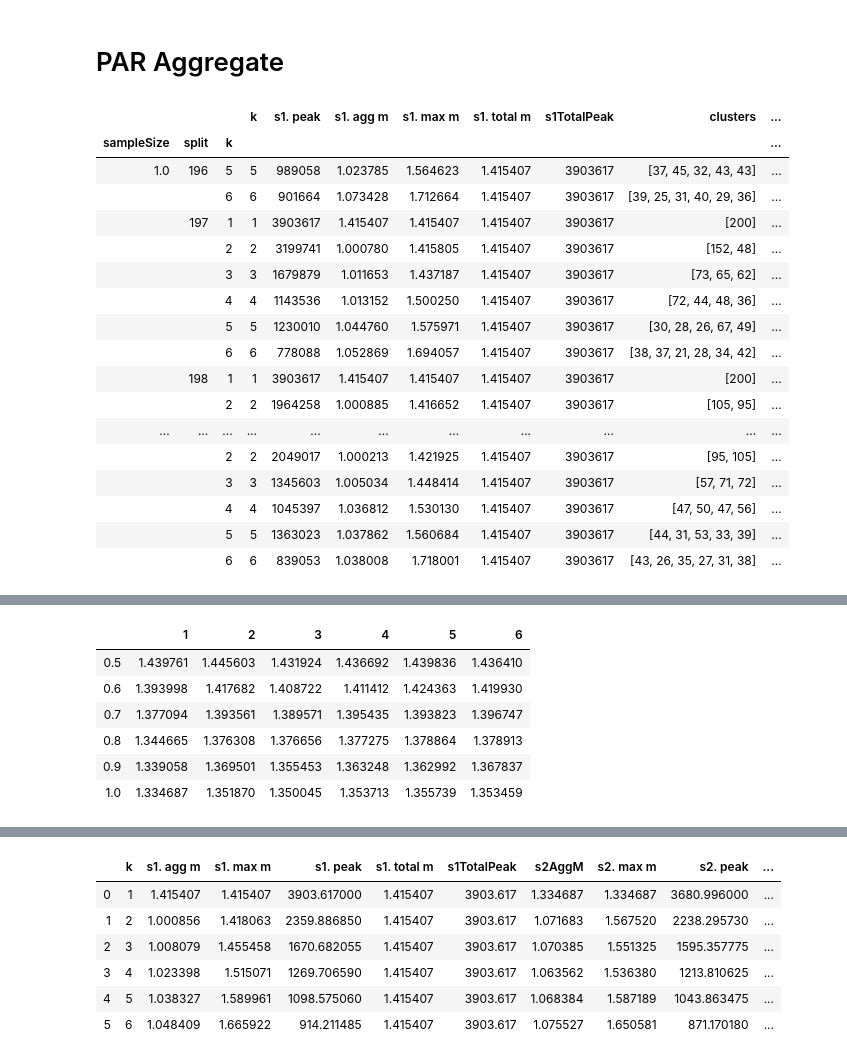
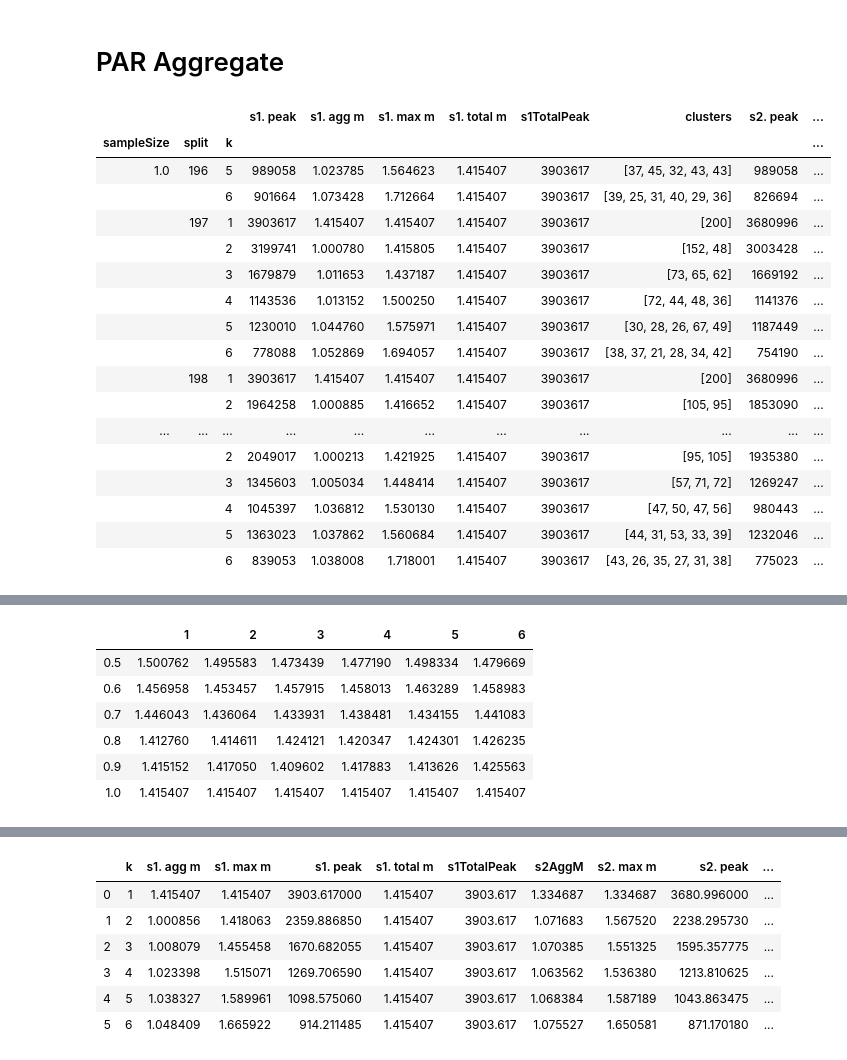
Before and after one commit to vicaba/siot-eclustering-viz, a Jupyter notebook: siot-clustering2.ipynb, the cells around one changed output, grey strips where cells are left out. Cells and saved outputs as stored; diff of their text form; code cells hidden in the pictures.

```diff
--- a/siot-clustering2.ipynb
+++ b/siot-clustering2.ipynb
@@ -160,33 +160,34 @@ summaryBatch_global = pd.read_json("./files/scheduler_tests/complete_v3.0/merged
 # %%
 exp1_treated = crossfold_as_df(exp1_k, summaryBatch_global)
 k2 = 2
 query = f"k == {k2} and sampleSize == {exp1_sample_size_min}"
 exp1_treated.query(query)["s1. agg m"].mean()
 exp1_treated.query(query)["s1. max m"].mean()
 exp1_treated.query(query)["s1. peak"].std()
 exp1_treated.rename(columns={"s2. total m": "s2TotalM", "s2. agg m": "s2AggM", "s2. total peak": "s2TotalPeak", "s1. total peak": "s1TotalPeak"}, inplace=True)
+exp1_treated.drop("k",axis=1,inplace=True)
 exp1_treated[-20:]
 #exp1_treated.query("k == 6 and sampleSize == 1.0")["s2AggM"].mean()
 #exp1_statistics.rename(columns={"s2. total m": "s2TotalM", "s2. agg m": "s2AggM"}, inplace=True)
 # %% [output]
-|  |  |  | k | s1. peak | s1. agg m | s1. max m | s1. total m | s1TotalPeak | clusters | ... |
+|  |  |  | s1. peak | s1. agg m | s1. max m | s1. total m | s1TotalPeak | clusters | s2. peak | ... |
 | sampleSize | split | k |  |  |  |  |  |  |  | ... |
-| 1.0 | 196 | 5 | 5 | 989058 | 1.023785 | 1.564623 | 1.415407 | 3903617 | [37, 45, 32, 43, 43] | ... |
-|  |  | 6 | 6 | 901664 | 1.073428 | 1.712664 | 1.415407 | 3903617 | [39, 25, 31, 40, 29, 36] | ... |
-|  | 197 | 1 | 1 | 3903617 | 1.415407 | 1.415407 | 1.415407 | 3903617 | [200] | ... |
-|  |  | 2 | 2 | 3199741 | 1.000780 | 1.415805 | 1.415407 | 3903617 | [152, 48] | ... |
-|  |  | 3 | 3 | 1679879 | 1.011653 | 1.437187 | 1.415407 | 3903617 | [73, 65, 62] | ... |
-|  |  | 4 | 4 | 1143536 | 1.013152 | 1.500250 | 1.415407 | 3903617 | [72, 44, 48, 36] | ... |
-|  |  | 5 | 5 | 1230010 | 1.044760 | 1.575971 | 1.415407 | 3903617 | [30, 28, 26, 67, 49] | ... |
-|  |  | 6 | 6 | 778088 | 1.052869 | 1.694057 | 1.415407 | 3903617 | [38, 37, 21, 28, 34, 42] | ... |
-|  | 198 | 1 | 1 | 3903617 | 1.415407 | 1.415407 | 1.415407 | 3903617 | [200] | ... |
-|  |  | 2 | 2 | 1964258 | 1.000885 | 1.416652 | 1.415407 | 3903617 | [105, 95] | ... |
+| 1.0 | 196 | 5 | 989058 | 1.023785 | 1.564623 | 1.415407 | 3903617 | [37, 45, 32, 43, 43] | 989058 | ... |
+|  |  | 6 | 901664 | 1.073428 | 1.712664 | 1.415407 | 3903617 | [39, 25, 31, 40, 29, 36] | 826694 | ... |
+|  | 197 | 1 | 3903617 | 1.415407 | 1.415407 | 1.415407 | 3903617 | [200] | 3680996 | ... |
+|  |  | 2 | 3199741 | 1.000780 | 1.415805 | 1.415407 | 3903617 | [152, 48] | 3003428 | ... |
+|  |  | 3 | 1679879 | 1.011653 | 1.437187 | 1.415407 | 3903617 | [73, 65, 62] | 1669192 | ... |
+|  |  | 4 | 1143536 | 1.013152 | 1.500250 | 1.415407 | 3903617 | [72, 44, 48, 36] | 1141376 | ... |
+|  |  | 5 | 1230010 | 1.044760 | 1.575971 | 1.415407 | 3903617 | [30, 28, 26, 67, 49] | 1187449 | ... |
+|  |  | 6 | 778088 | 1.052869 | 1.694057 | 1.415407 | 3903617 | [38, 37, 21, 28, 34, 42] | 754190 | ... |
+|  | 198 | 1 | 3903617 | 1.415407 | 1.415407 | 1.415407 | 3903617 | [200] | 3680996 | ... |
+|  |  | 2 | 1964258 | 1.000885 | 1.416652 | 1.415407 | 3903617 | [105, 95] | 1853090 | ... |
 | ... | ... | ... | ... | ... | ... | ... | ... | ... | ... | ... |
-|  |  | 2 | 2 | 2049017 | 1.000213 | 1.421925 | 1.415407 | 3903617 | [95, 105] | ... |
-|  |  | 3 | 3 | 1345603 | 1.005034 | 1.448414 | 1.415407 | 3903617 | [57, 71, 72] | ... |
-|  |  | 4 | 4 | 1045397 | 1.036812 | 1.530130 | 1.415407 | 3903617 | [47, 50, 47, 56] | ... |
-|  |  | 5 | 5 | 1363023 | 1.037862 | 1.560684 | 1.415407 | 3903617 | [44, 31, 53, 33, 39] | ... |
-|  |  | 6 | 6 | 839053 | 1.038008 | 1.718001 | 1.415407 | 3903617 | [43, 26, 35, 27, 31, 38] | ... |
+|  |  | 2 | 2049017 | 1.000213 | 1.421925 | 1.415407 | 3903617 | [95, 105] | 1935380 | ... |
+|  |  | 3 | 1345603 | 1.005034 | 1.448414 | 1.415407 | 3903617 | [57, 71, 72] | 1269247 | ... |
+|  |  | 4 | 1045397 | 1.036812 | 1.530130 | 1.415407 | 3903617 | [47, 50, 47, 56] | 980443 | ... |
+|  |  | 5 | 1363023 | 1.037862 | 1.560684 | 1.415407 | 3903617 | [44, 31, 53, 33, 39] | 1232046 | ... |
+|  |  | 6 | 839053 | 1.038008 | 1.718001 | 1.415407 | 3903617 | [43, 26, 35, 27, 31, 38] | 775023 | ... |
 # %%
 def get_statistics(k, nSteps, treated, sample_size_min, sample_size_max):
     index_list = []
@@ -279,11 +280,16 @@ mname = "s2TotalM"
 mtype = "mean"
 s2_total_m = get_metrics(exp1_k, mname, mtype, exp1_statistics, exp1_sample_size_min, exp1_sample_size_max)
 s2_total_m
+
+mname = "s1. total m"
+mtype = "mean"
+s1_total_m = get_metrics(exp1_k, mname, mtype, exp1_statistics, exp1_sample_size_min, exp1_sample_size_max)
+s1_total_m
 # %% [output]
 |  | 1 | 2 | 3 | 4 | 5 | 6 |
-| 0.5 | 1.439761 | 1.445603 | 1.431924 | 1.436692 | 1.439836 | 1.436410 |
-| 0.6 | 1.393998 | 1.417682 | 1.408722 | 1.411412 | 1.424363 | 1.419930 |
-| 0.7 | 1.377094 | 1.393561 | 1.389571 | 1.395435 | 1.393823 | 1.396747 |
-| 0.8 | 1.344665 | 1.376308 | 1.376656 | 1.377275 | 1.378864 | 1.378913 |
-| 0.9 | 1.339058 | 1.369501 | 1.355453 | 1.363248 | 1.362992 | 1.367837 |
-| 1.0 | 1.334687 | 1.351870 | 1.350045 | 1.353713 | 1.355739 | 1.353459 |
+| 0.5 | 1.500762 | 1.495583 | 1.473439 | 1.477190 | 1.498334 | 1.479669 |
+| 0.6 | 1.456958 | 1.453457 | 1.457915 | 1.458013 | 1.463289 | 1.458983 |
+| 0.7 | 1.446043 | 1.436064 | 1.433931 | 1.438481 | 1.434155 | 1.441083 |
+| 0.8 | 1.412760 | 1.414611 | 1.424121 | 1.420347 | 1.424301 | 1.426235 |
+| 0.9 | 1.415152 | 1.417050 | 1.409602 | 1.417883 | 1.413626 | 1.425563 |
+| 1.0 | 1.415407 | 1.415407 | 1.415407 | 1.415407 | 1.415407 | 1.415407 |
```
Also changed, not shown: parts of 7 cells of this notebook, 18 other files.
